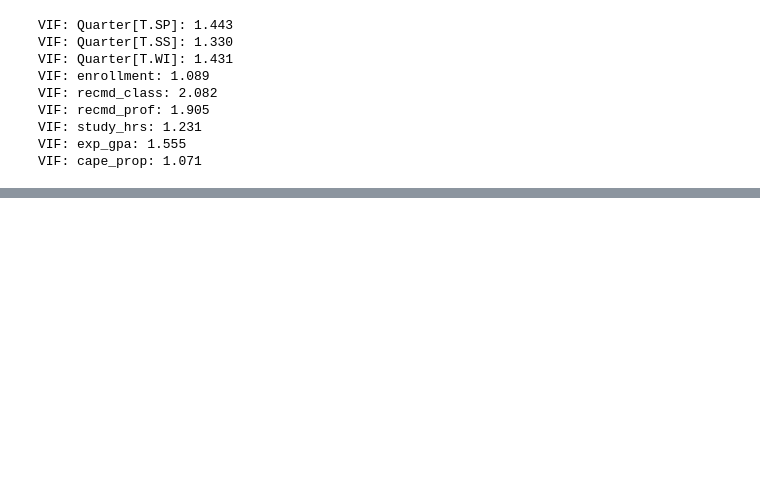
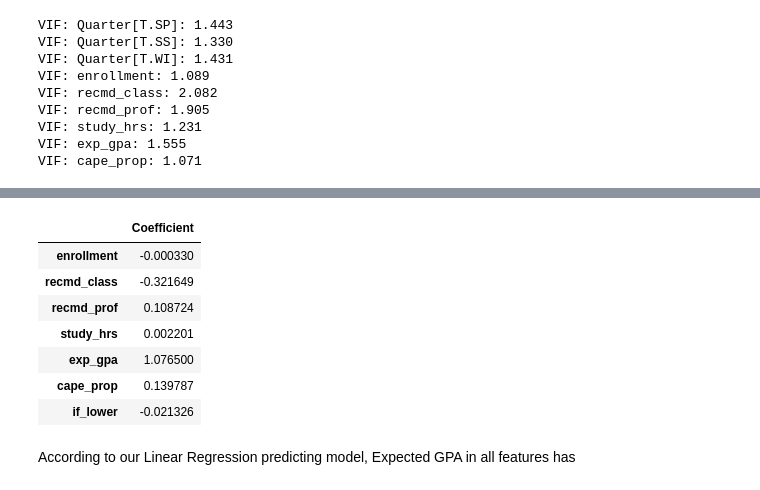
Before and after one commit to Yin-Y-M/Math-189-D12, a Jupyter notebook: Math 189 D12 Project.ipynb, the cells around one changed output, grey strips where cells are left out. Saved outputs shown, nothing was run; the diff lists cells and outputs as text; code cells hidden in the pictures; blank space fills up the shorter version.

```diff
--- a/Math 189 D12 Project.ipynb
+++ b/Math 189 D12 Project.ipynb
@@ -143,0 +173,4 @@ VIF: cape_prop: 1.071
+# %%
+# Only take rows with more than 50% evaluating proportion
+# df = df_save.copy()
+df = df[df['cape_prop'] > 0.50] # 45393 -> 18860
@@ -143,0 +206,15 @@ VIF: cape_prop: 1.071
+# %%
+coefficients = pd.DataFrame(model.coef_, index=X.columns, columns=['Coefficient'])
+coefficients
+# Which feature has the highest regression coefficient (influence)
+# %% [output]
+|  | Coefficient |
+| enrollment | -0.000330 |
+| recmd_class | -0.321649 |
+| recmd_prof | 0.108724 |
+| study_hrs | 0.002201 |
+| exp_gpa | 1.076500 |
+| cape_prop | 0.139787 |
+| if_lower | -0.021326 |
+# %% [markdown]
+According to our Linear Regression predicting model, Expected GPA in all features has
```
Also changed, not shown: parts of 6 cells of this notebook.
